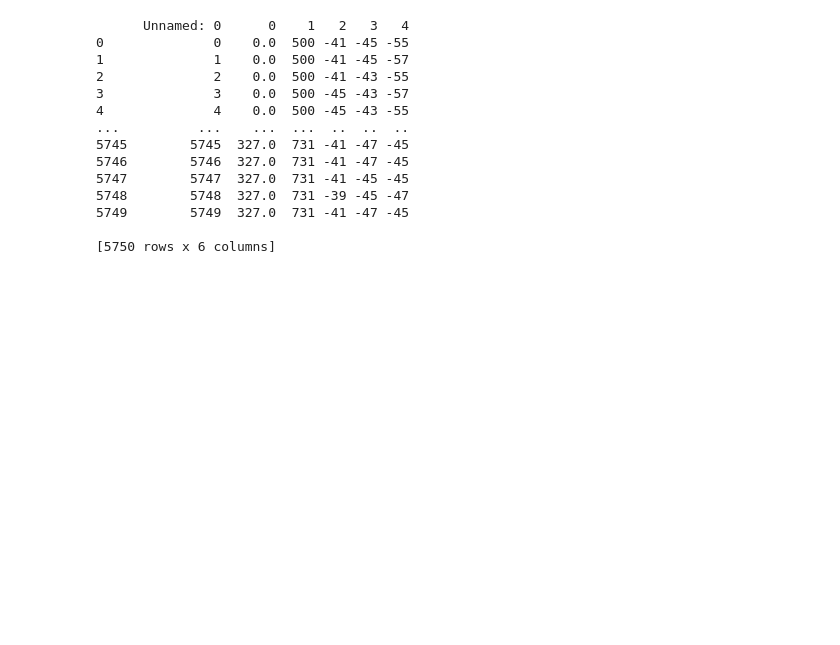
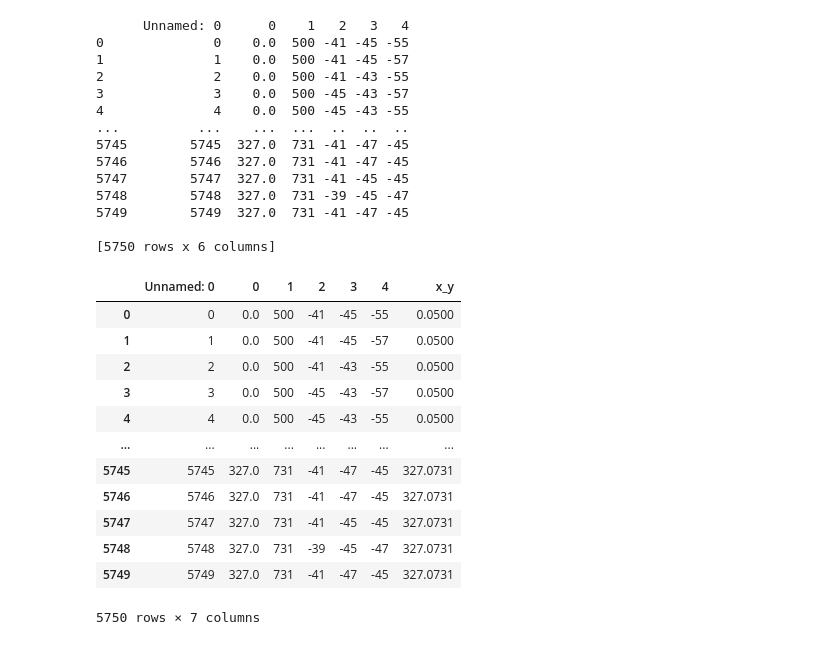
Before and after one commit to kepler42/EE494, a Jupyter notebook: plot.ipynb, the cells around one changed output. Saved outputs shown, nothing was run; the diff lists cells and outputs as text; code cells hidden in the pictures; blank space fills up the shorter version.

```diff
--- a/plot.ipynb
+++ b/plot.ipynb
@@ -25,3 +57,21 @@ print(df)
 5749        5749  327.0  731 -41 -47 -45
 
 [5750 rows x 6 columns]
+# %%
+
+df["x_y"] = (df["0"].apply(str) + df["1"].apply(str)).astype("string")
+df
+# %% [output]
+|  | Unnamed: 0 | 0 | 1 | 2 | 3 | 4 | x_y |
+| 0 | 0 | 0.0 | 500 | -41 | -45 | -55 | 0.0500 |
+| 1 | 1 | 0.0 | 500 | -41 | -45 | -57 | 0.0500 |
+| 2 | 2 | 0.0 | 500 | -41 | -43 | -55 | 0.0500 |
+| 3 | 3 | 0.0 | 500 | -45 | -43 | -57 | 0.0500 |
+| 4 | 4 | 0.0 | 500 | -45 | -43 | -55 | 0.0500 |
+| ... | ... | ... | ... | ... | ... | ... | ... |
+| 5745 | 5745 | 327.0 | 731 | -41 | -47 | -45 | 327.0731 |
+| 5746 | 5746 | 327.0 | 731 | -41 | -47 | -45 | 327.0731 |
+| 5747 | 5747 | 327.0 | 731 | -41 | -45 | -45 | 327.0731 |
+| 5748 | 5748 | 327.0 | 731 | -39 | -45 | -47 | 327.0731 |
+| 5749 | 5749 | 327.0 | 731 | -41 | -47 | -45 | 327.0731 |
+5750 rows × 7 columns
```
Also changed, not shown: parts of 6 cells of this notebook, 3 other files.
